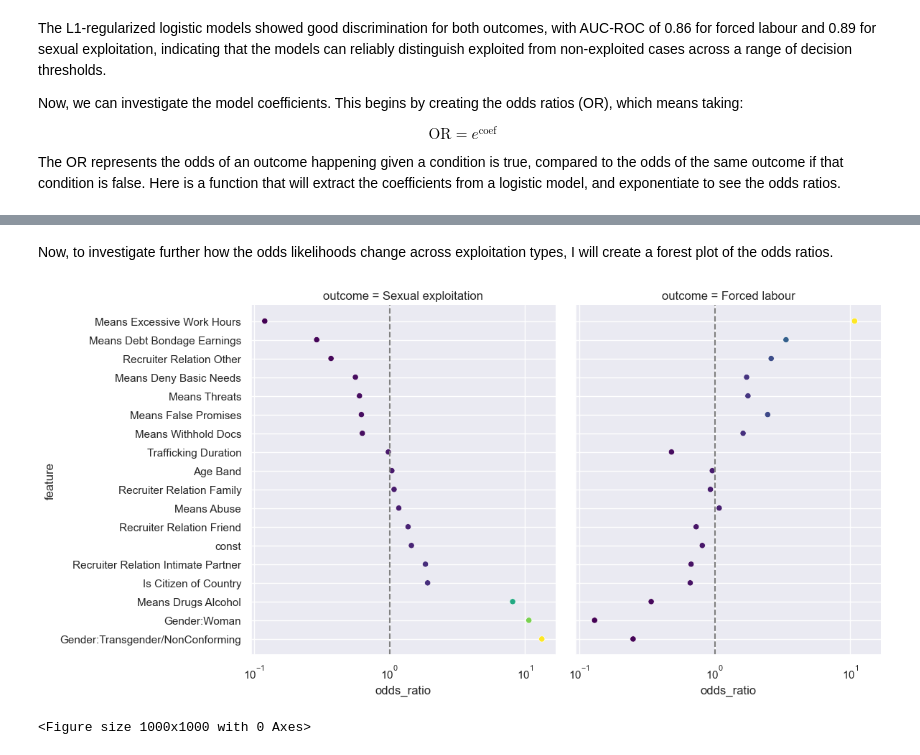
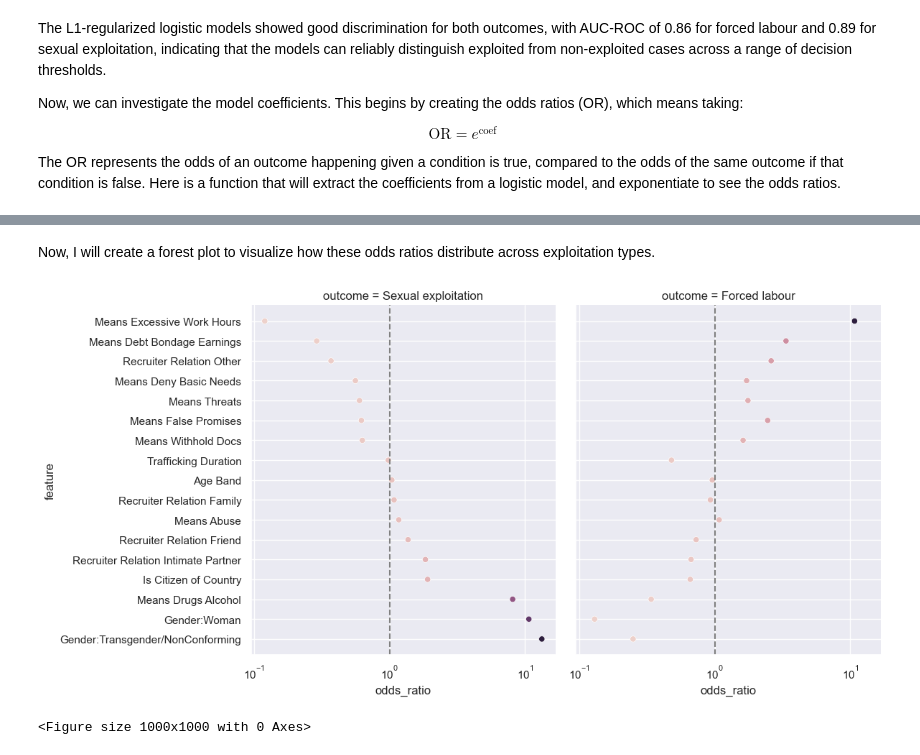
Before and after one commit to madiforman/CTDC_analysis, a Jupyter notebook: analysis.ipynb, the cells around one changed output, grey strips where cells are left out. Drawn from its saved outputs; the diff is of its cells as text; code cells hidden in the pictures.

```diff
--- a/analysis.ipynb
+++ b/analysis.ipynb
@@ -226,7 +228,7 @@ $$\text{OR} = e^{\text{coef}} $$
 The OR represents the odds of an outcome happening given a condition is true, compared to the odds of the same outcome if that condition is false.
 Here is a function that will extract the coefficients from a logistic model, and exponentiate to see the odds ratios.
 # %%
-def get_odds_ratios(model, outcome_label):
+def get_odds_ratios(model, outcome_label, print):
     """
     Extract coefficients from a logistic model, exponentiate to odds ratios,
     and include 95% confidence intervals.
@@ -257,9 +259,19 @@ def get_odds_ratios(model, outcome_label):
             pl.col("ci_upper").round(2),
         ])
     )
-    with pl.Config(tbl_rows=-1):
-        print(odds_df)
+    if print:
+        with pl.Config(tbl_rows=-1):
+            print(odds_df)
     return odds_df
 
-print("Forced Labour Odds Ratios:")
-odds_labor = get_odds_ratios(model_labor, 'Forced labour')
+# CHANGE print FLAG TO TRUE TO CONFIRM TABLE VALUES
+odds_labor = (
+    get_odds_ratios(model=model_labor,
+                    outcome_label='Forced labour',
+                    print=False) # to print the table, set = True
+    )
+odds_sexual = (
+    get_odds_ratios(model=model_sexual,
+                    outcome_label='Sexual exploitation',
+                    print=False) # to print the table, set = True
+)
@@ -321,2 +374,0 @@ Next, sexual exploitation:
-# %%
-odds_sexual = get_odds_ratios(model_sexual, 'Sexual exploitation')
@@ -341,5 +375,5 @@ shape: (18, 4)
-# %% [markdown]
-Now, to investigate further how the odds likelihoods change across exploitation types, I will create a forest plot of the odds ratios.
+# %% [markdown]
+Now, I will create a forest plot to visualize how these odds ratios distribute across exploitation types.
 # %%
 odds_labor = (
     odds_labor
@@ -348,38 +382,38 @@ odds_labor = (
     )
 )
 odds_sexual = (
     odds_sexual
     .with_columns(
         pl.lit('Sexual exploitation').alias('outcome')
     )
 )
 odds_all = pl.concat([odds_labor, odds_sexual])
 
 def forest_plot(odds_all):
     odds_all = odds_all.sort(["odds_ratio"])
     g = sns.FacetGrid(
         odds_all,
-        col='outcome',          # was row='outcome'
+        col='outcome',
         sharex=True, sharey=True,
         height=6,
         )
     g.map_dataframe(
         sns.scatterplot,
-        x='odds_ratio', y='feature',
-        hue='odds_ratio', palette='viridis', legend=True
+        x='odds_ratio',
+        y='feature',
+        hue='odds_ratio',
+        legend=True
     )
-
     for ax in g.axes.flatten():
         ax.axvline(1, ls='--', c='grey')
         ax.set_xscale('log')
-
     plt.tight_layout()
     plt.show()
-    g.fig.set_size_inches(10, 10)  # width, height in
+    g.fig.set_size_inches(10, 10)
     plt.show()
     plt.savefig('figures/forest_plot')
 
 forest_plot(odds_all)
 # %% [output]
-[figure, old version]
+[figure, new version]
 <Figure size 1000x1000 with 0 Axes>
```
Also changed, not shown: parts of 9 cells of this notebook, 4 other files.
